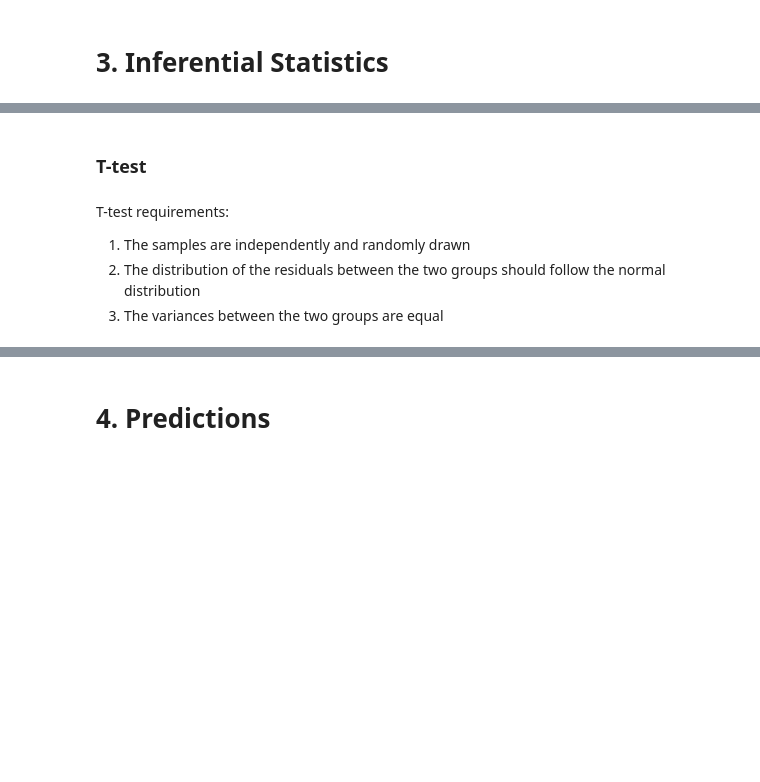
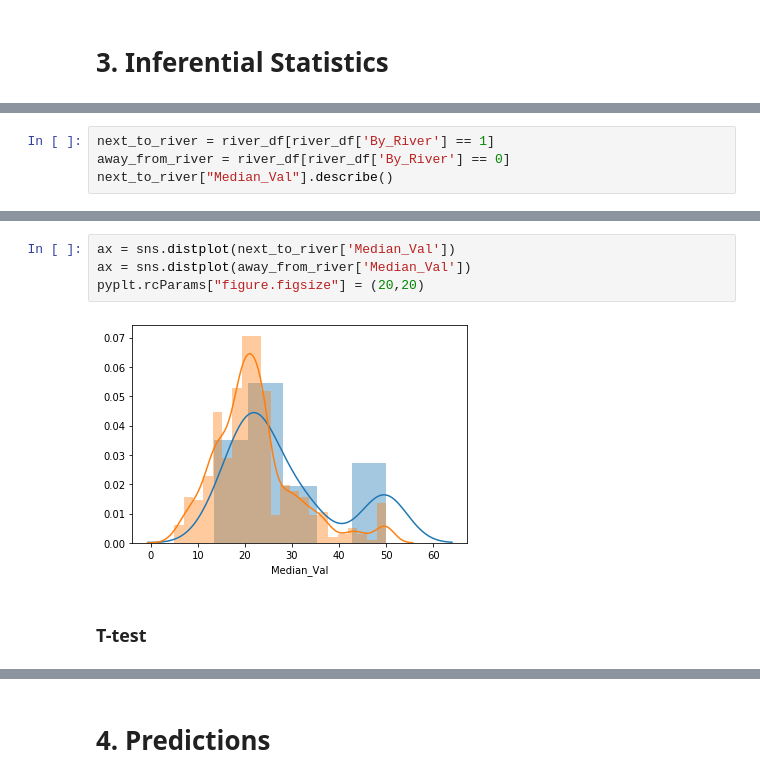
Before and after one commit to ConorHogan/MachineLearning-and-Statistics-Project, a Jupyter notebook: Machine-Learning-and-Statistics-Project-Notebook.ipynb, the cells around one changed output, grey strips where cells are left out. Saved outputs shown, nothing was run; the diff lists cells and outputs as text; blank space fills up the shorter version.

Commit message:
Updated T-test. Removed ooutliers and began checking other requirements met

```diff
--- a/Machine-Learning-and-Statistics-Project-Notebook.ipynb
+++ b/Machine-Learning-and-Statistics-Project-Notebook.ipynb
@@ -211,0 +301,4 @@ This is
+# %%
+next_to_river = river_df[river_df['By_River'] == 1]
+away_from_river = river_df[river_df['By_River'] == 0]
+next_to_river["Median_Val"].describe()
@@ -212,7 +327,8 @@ This is
+# %%
+ax = sns.distplot(next_to_river['Median_Val'])
+ax = sns.distplot(away_from_river['Median_Val'])
+pyplt.rcParams["figure.figsize"] = (20,20)
+# %% [output]
+[figure, added]
 # %% [markdown]
 ### T-test
-# %% [markdown]
-T-test requirements:
-1. The samples are independently and randomly drawn
-2. The distribution of the residuals between the two groups should follow the normal distribution
-3. The variances between the two groups are equal
```
Also changed, not shown: parts of 41 cells of this notebook.
